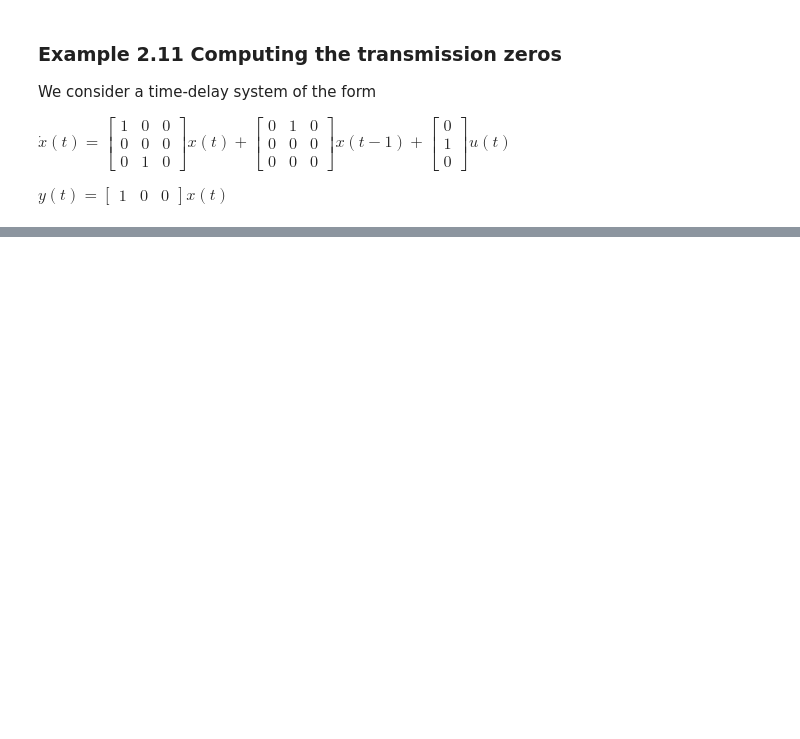
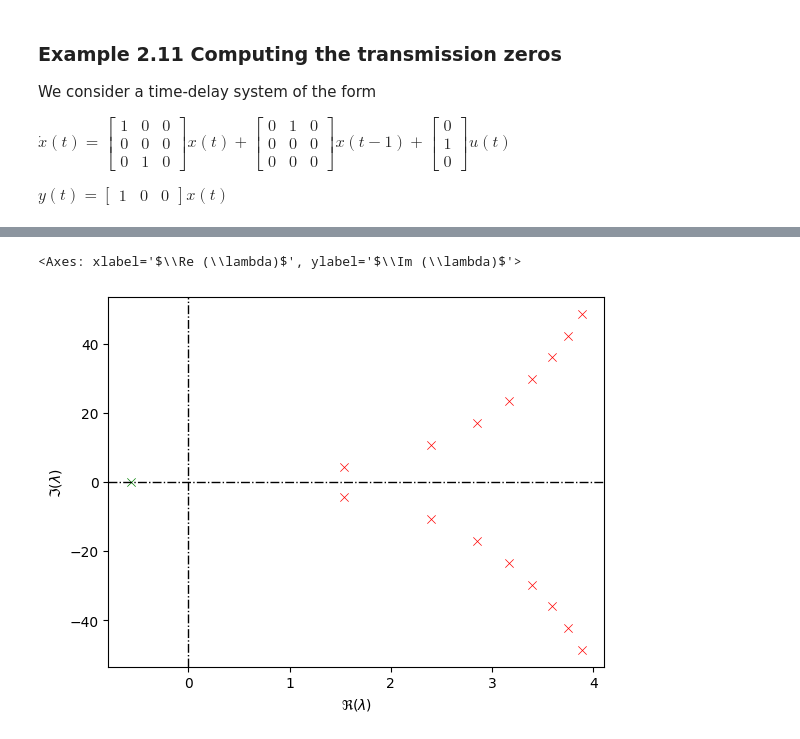
Before and after one commit to LockeErasmus/tdcpy, a Jupyter notebook: docs/coming_from_matlab.ipynb, the cells around one changed output, grey strips where cells are left out. Saved outputs shown, nothing was run; the diff lists cells and outputs as text; code cells hidden in the pictures; blank space fills up the shorter version.

```diff
--- a/docs/coming_from_matlab.ipynb
+++ b/docs/coming_from_matlab.ipynb
@@ -640,4 +695,6 @@ hD = np.array([0.])
 rdde = tds.DDAE(A=A,hA=hA,B=B,hB=hB,C=C,hC=hC,D=D,hD=hD)
 
 zr, zr_info = tds.zeros(rdde, r=[-4, 4, -50, 50])
+
+plt.eigen_plot(zr)
 # %% [output]
@@ -644,0 +707,2 @@ TypeError: 'NoneType' object is not subscriptable
+<Axes: xlabel='$\\Re (\\lambda)$', ylabel='$\\Im (\\lambda)$'>
+[figure, added]
```
Also changed, not shown: parts of 29 cells of this notebook.
